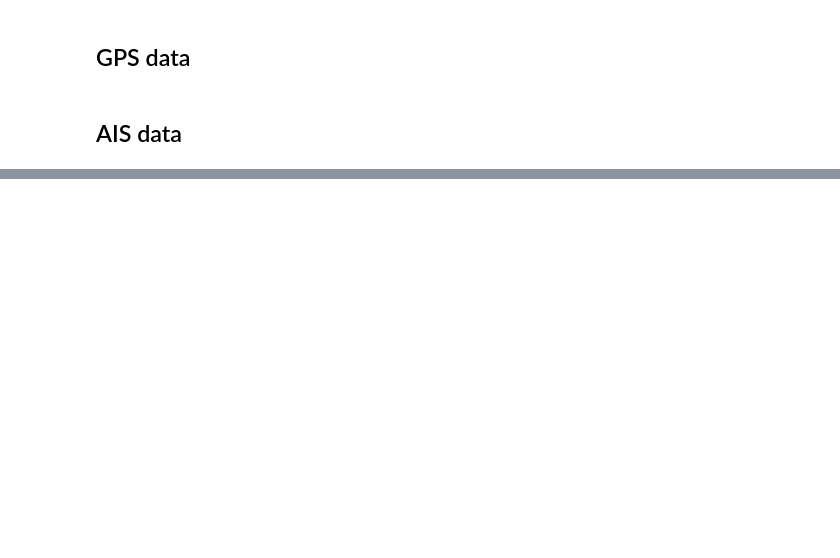
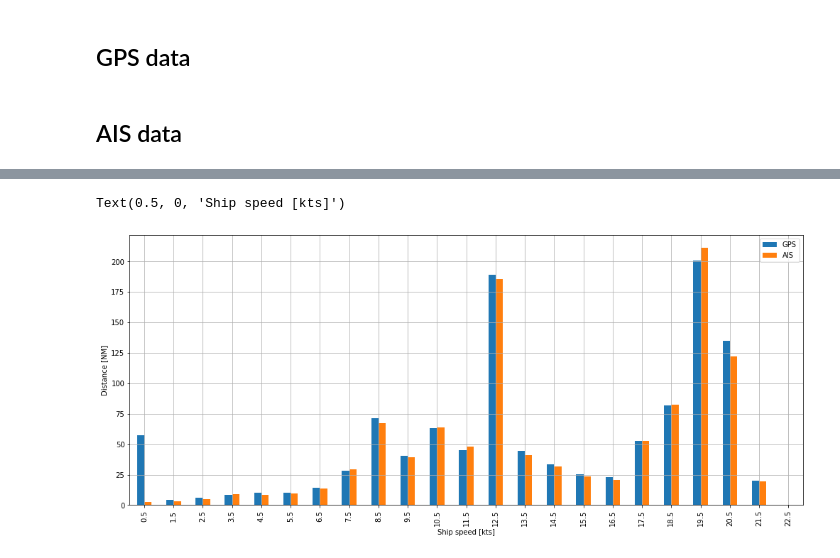
Before and after one commit to martinlarsalbert/ais_vs_gps_position, a Jupyter notebook: notebooks/01.01_check_axels.ipynb, the cells around one changed output, grey strips where cells are left out. Cells and saved outputs as stored; diff of their text form; code cells hidden in the pictures; blank space fills up the shorter version.

```diff
--- a/notebooks/01.01_check_axels.ipynb
+++ b/notebooks/01.01_check_axels.ipynb
@@ -78,7 +107,10 @@ df_speed_distances.sum().pct_change()
 # %%
 fig,ax=plt.subplots()
 fig.set_size_inches(17,7)
-df_speed_distances.plot(style='.-', ax=ax);
+df_speed_distances.plot(style='.-',ax=ax, kind='bar');
 ax.grid(True)
 ax.set_ylabel('Distance [NM]')
 ax.set_xlabel('Ship speed [kts]')
+# %% [output]
+Text(0.5, 0, 'Ship speed [kts]')
+[figure, added]
```
Also changed, not shown: parts of 8 cells of this notebook, 3 other files.
